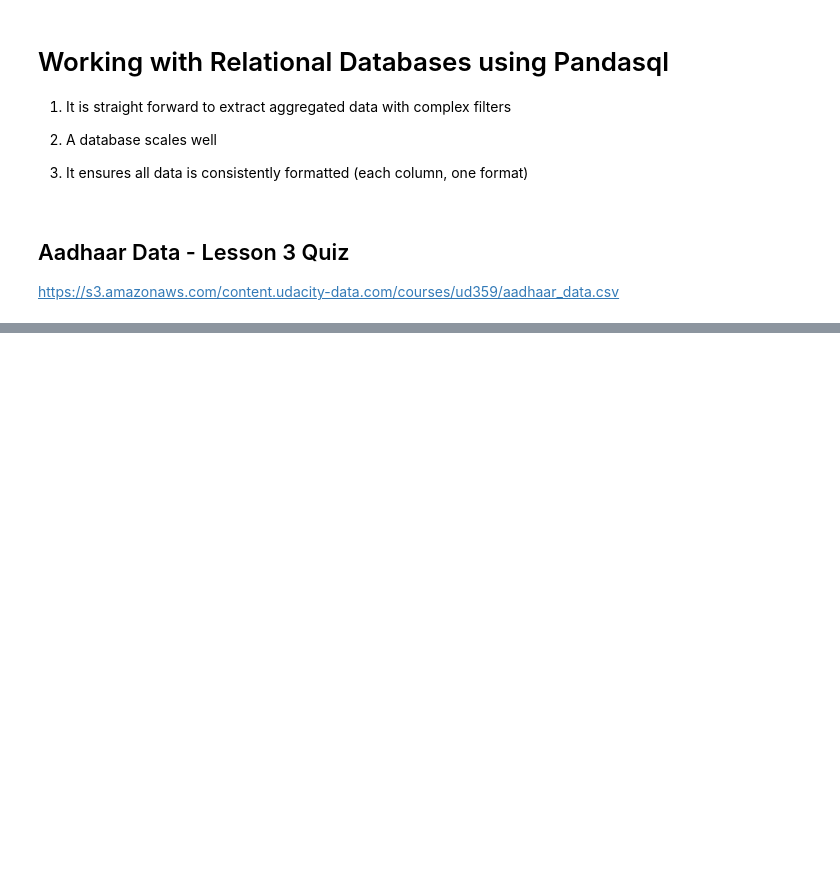
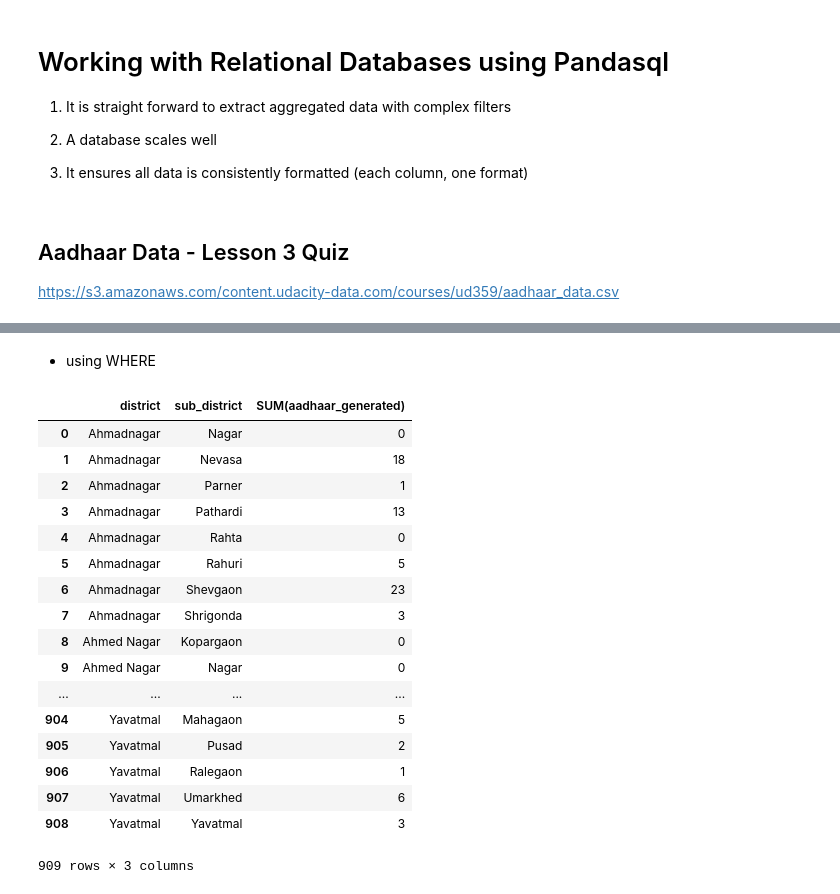
Before and after one commit to jonathanalmd/Udacity-DataScience-Nanodegree, a Jupyter notebook: 1-IntroToDataScience/3-DataWrangling/data-wrangling.ipynb, the cells around one changed output, grey strips where cells are left out. Saved outputs shown, nothing was run; the diff lists cells and outputs as text; code cells hidden in the pictures; blank space fills up the shorter version.

```diff
--- a/1-IntroToDataScience/3-DataWrangling/data-wrangling.ipynb
+++ b/1-IntroToDataScience/3-DataWrangling/data-wrangling.ipynb
@@ -155,0 +271,27 @@ def select_first_50(state):
+# %% [markdown]
+* using WHERE
+# %%
+query = """
+    SELECT district, sub_district, SUM(aadhaar_generated) FROM data WHERE age > 60 GROUP BY district, sub_district;
+"""
+
+exe_sql_query(aadhaar_data, query)
+# %% [output]
+|  | district | sub_district | SUM(aadhaar_generated) |
+| 0 | Ahmadnagar | Nagar | 0 |
+| 1 | Ahmadnagar | Nevasa | 18 |
+| 2 | Ahmadnagar | Parner | 1 |
+| 3 | Ahmadnagar | Pathardi | 13 |
+| 4 | Ahmadnagar | Rahta | 0 |
+| 5 | Ahmadnagar | Rahuri | 5 |
+| 6 | Ahmadnagar | Shevgaon | 23 |
+| 7 | Ahmadnagar | Shrigonda | 3 |
+| 8 | Ahmed Nagar | Kopargaon | 0 |
+| 9 | Ahmed Nagar | Nagar | 0 |
+| ... | ... | ... | ... |
+| 904 | Yavatmal | Mahagaon | 5 |
+| 905 | Yavatmal | Pusad | 2 |
+| 906 | Yavatmal | Ralegaon | 1 |
+| 907 | Yavatmal | Umarkhed | 6 |
+| 908 | Yavatmal | Yavatmal | 3 |
+909 rows × 3 columns
```
Also changed, not shown: parts of 44 cells of this notebook.
